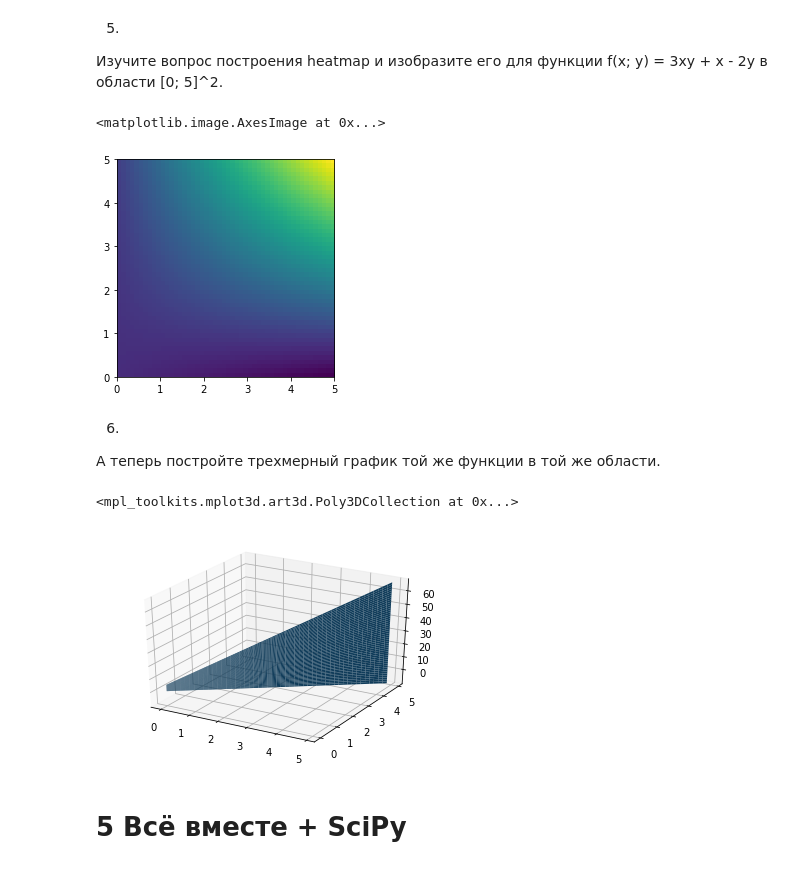
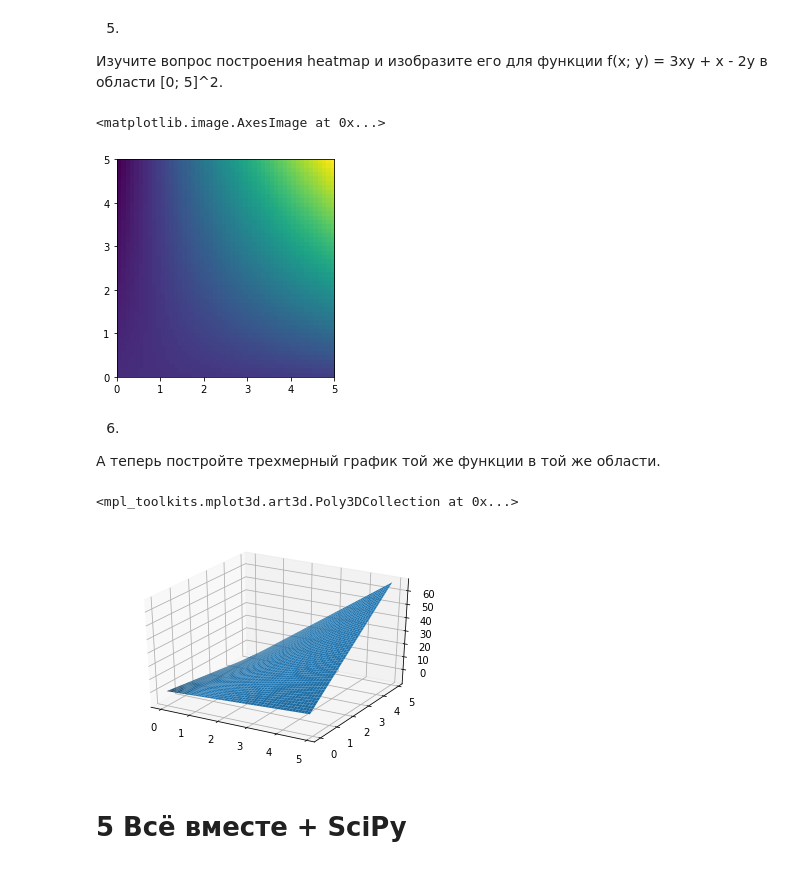
Before and after one commit to andrevs0/sbt-python, a Jupyter notebook: hw1/hw1.ipynb, the cells around one changed output. Saved outputs shown, nothing was run; the diff lists cells and outputs as text; code cells hidden in the pictures.

```diff
--- a/hw1/hw1.ipynb
+++ b/hw1/hw1.ipynb
@@ -537,12 +558,12 @@ def f(x, y):
 # %%
 x = np.arange(0, 5, 0.1)
 y = np.arange(0, 5, 0.1)
-z = list(list(f(x[i], y[j]) for j in range(len(y))) for i in range(len(x)))
+z = f(*np.meshgrid(x, y))
 # %%
 plt.imshow(z[::-1], extent=[0, 5, 0, 5])
 # %% [output]
 <matplotlib.image.AxesImage at 0x...>
-[figure, old version]
+[figure, new version]
 # %% [markdown]
 6.
 А теперь постройте трехмерный график той же функции в той же
@@ -550,8 +573,8 @@ plt.imshow(z[::-1], extent=[0, 5, 0, 5])
 # %%
 ax = plt.figure().add_subplot(111, projection='3d')
-ax.plot_surface(x, y, z)
+ax.plot_surface(*np.meshgrid(x, y), z)
 # %% [output]
 <mpl_toolkits.mplot3d.art3d.Poly3DCollection at 0x...>
-[figure, old version]
+[figure, new version]
 # %% [markdown]
 # 5 Всё вместе + SciPy
```
Also changed, not shown: parts of 38 cells of this notebook, 1 other file.
